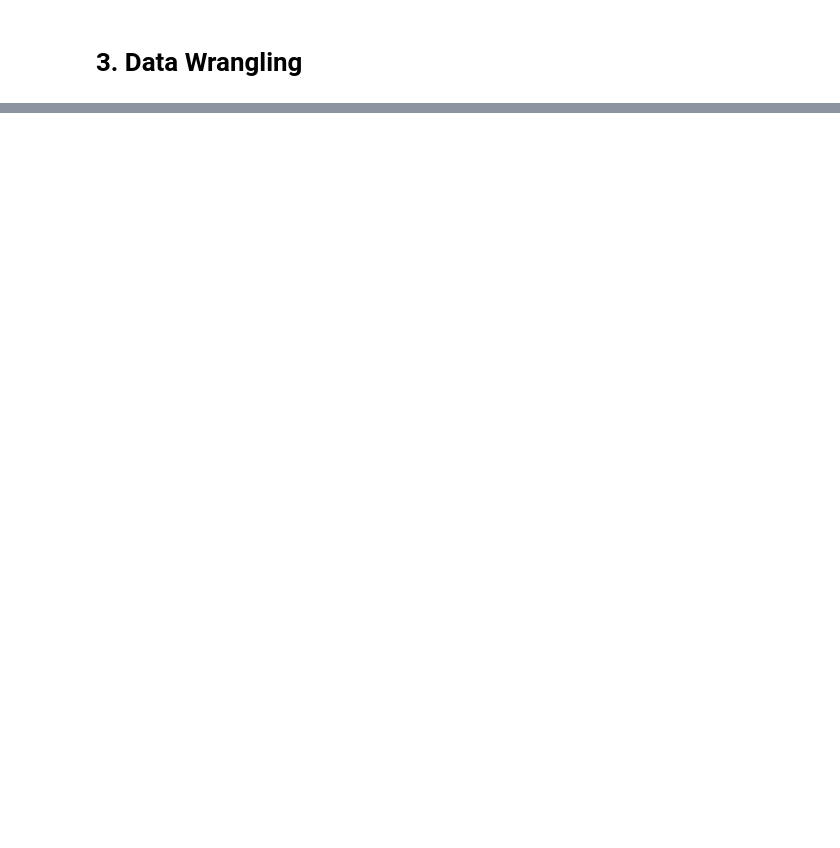
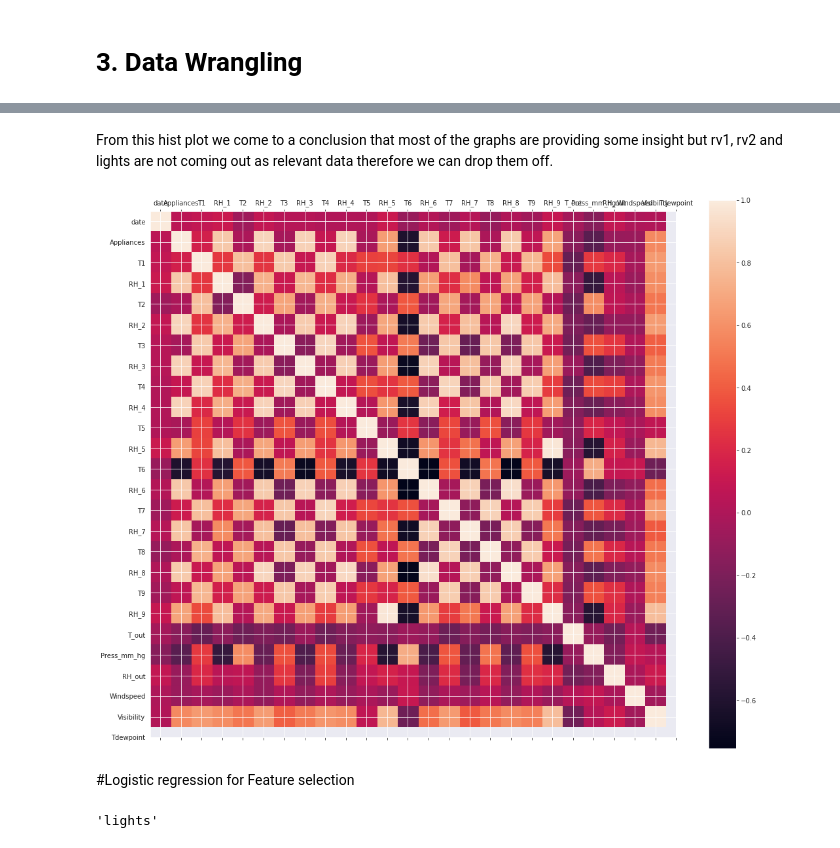
Before and after one commit to itsmesudhanshu/electricalappliance-ml-regression, a Jupyter notebook: Appliance_energy_prediction.ipynb, the cells around one changed output, grey strips where cells are left out. Cells and saved outputs as stored; diff of their text form; code cells hidden in the pictures; blank space fills up the shorter version.

```diff
--- a/Appliance_energy_prediction.ipynb
+++ b/Appliance_energy_prediction.ipynb
@@ -145,0 +193,29 @@ dtype: int64
+# %% [markdown]
+From this hist plot we come to a conclusion that most of the graphs are providing some insight but rv1, rv2 and lights are not coming out as relevant data therefore we can drop them off.
+# %%
+# Dropping Unneccesary columns
+raw_data.drop(['lights','rv1','rv2'],inplace=True,axis=1)
+# %%
+#  Plot correlation matrix
+plt.figure(figsize=(18, 15))
+plt.matshow(raw_data.corr(), fignum = 1)
+plt.xticks(range(len(raw_data.columns)), raw_data.columns)
+plt.yticks(range(len(raw_data.columns)), raw_data.columns)
+plt.colorbar()
+plt.show()
+# %% [output]
+[figure, added]
+# %% [markdown]
+#Logistic regression for Feature selection
+# %%
+from sklearn.linear_model import LogisticRegression
+
+# convert datetime to the seconds from 1970-01-01 00:00:00 and store it in column 'ts'
+raw_data['date'] = pd.to_datetime(raw_data['date'])
+raw_data['ts'] = raw_data.date.values.astype(np.int64)
+m = LogisticRegression().fit(raw_data.drop(columns=['Appliances', 'date']), raw_data['Appliances'])
+
+# find the feature that has the greatest feature importance
+raw_data.drop(columns=['Appliances', 'date']).columns[np.argmax(abs(m.coef_[0]))]
+# %% [output]
+'lights'
```
Also changed, not shown: parts of 25 cells of this notebook.
